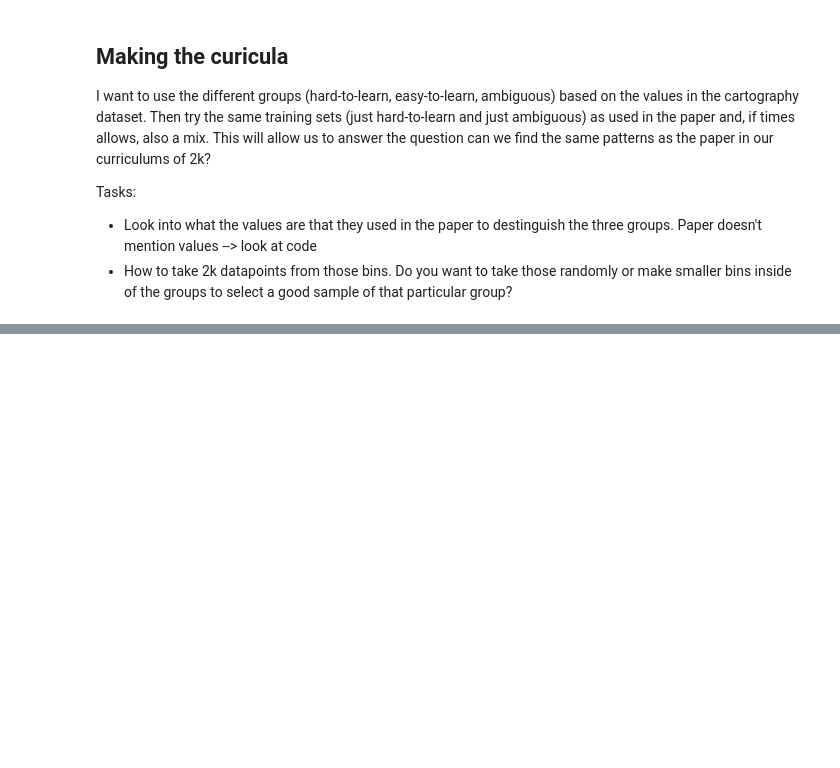
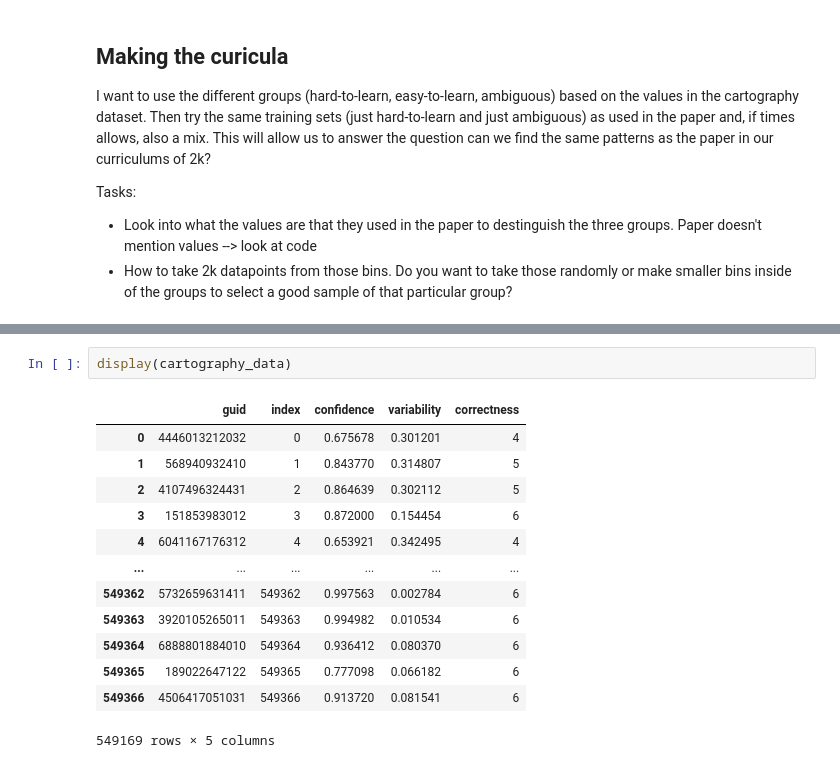
Before and after one commit to jacomijnprins/LoLa, a Jupyter notebook: cartography_selection/cartography.ipynb, the cells around one changed output, grey strips where cells are left out. Cells and saved outputs as stored; diff of their text form; blank space fills up the shorter version.

```diff
--- a/cartography_selection/cartography.ipynb
+++ b/cartography_selection/cartography.ipynb
@@ -166,0 +185,16 @@ Tasks:
+# %%
+display(cartography_data)
+# %% [output]
+|  | guid | index | confidence | variability | correctness |
+| 0 | 4446013212032 | 0 | 0.675678 | 0.301201 | 4 |
+| 1 | 568940932410 | 1 | 0.843770 | 0.314807 | 5 |
+| 2 | 4107496324431 | 2 | 0.864639 | 0.302112 | 5 |
+| 3 | 151853983012 | 3 | 0.872000 | 0.154454 | 6 |
+| 4 | 6041167176312 | 4 | 0.653921 | 0.342495 | 4 |
+| ... | ... | ... | ... | ... | ... |
+| 549362 | 5732659631411 | 549362 | 0.997563 | 0.002784 | 6 |
+| 549363 | 3920105265011 | 549363 | 0.994982 | 0.010534 | 6 |
+| 549364 | 6888801884010 | 549364 | 0.936412 | 0.080370 | 6 |
+| 549365 | 189022647122 | 549365 | 0.777098 | 0.066182 | 6 |
+| 549366 | 4506417051031 | 549366 | 0.913720 | 0.081541 | 6 |
+549169 rows × 5 columns
```
Also changed, not shown: parts of 11 cells of this notebook, 3 other files.
